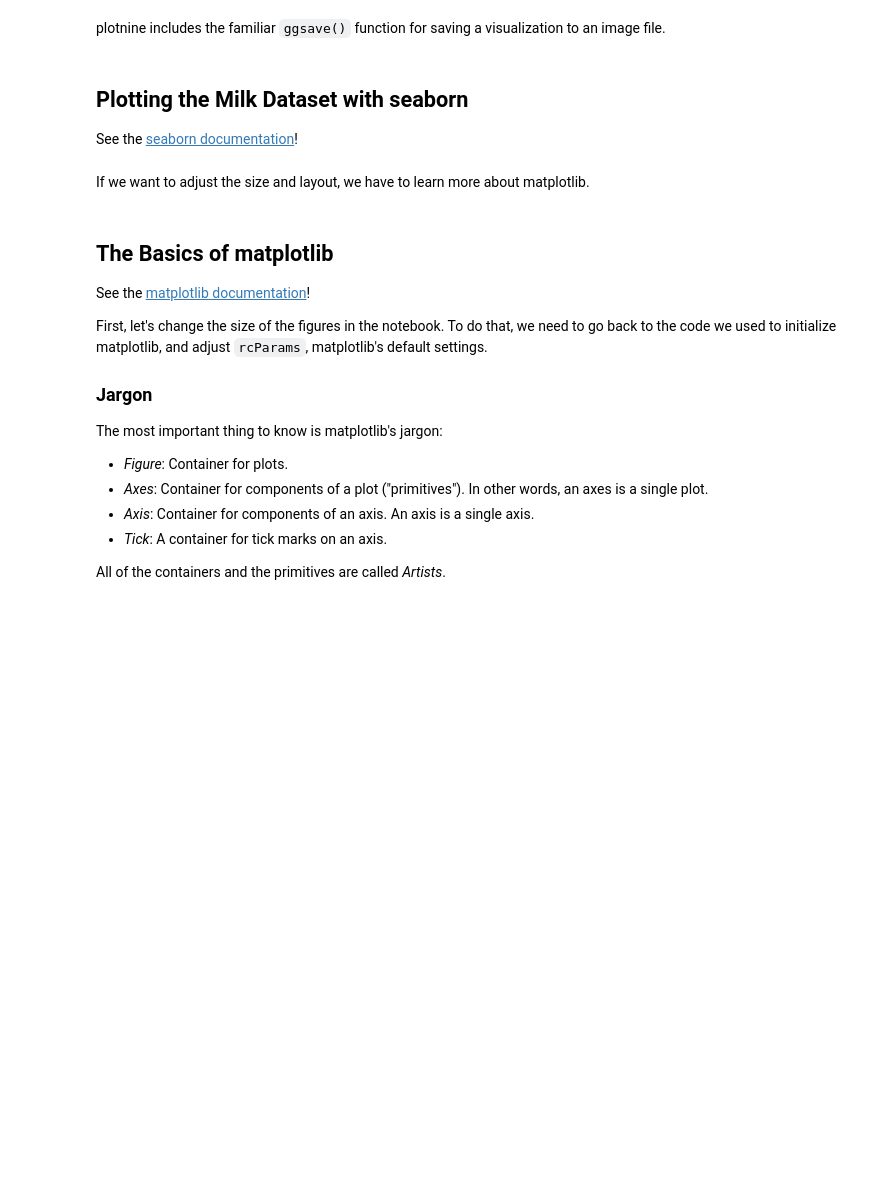
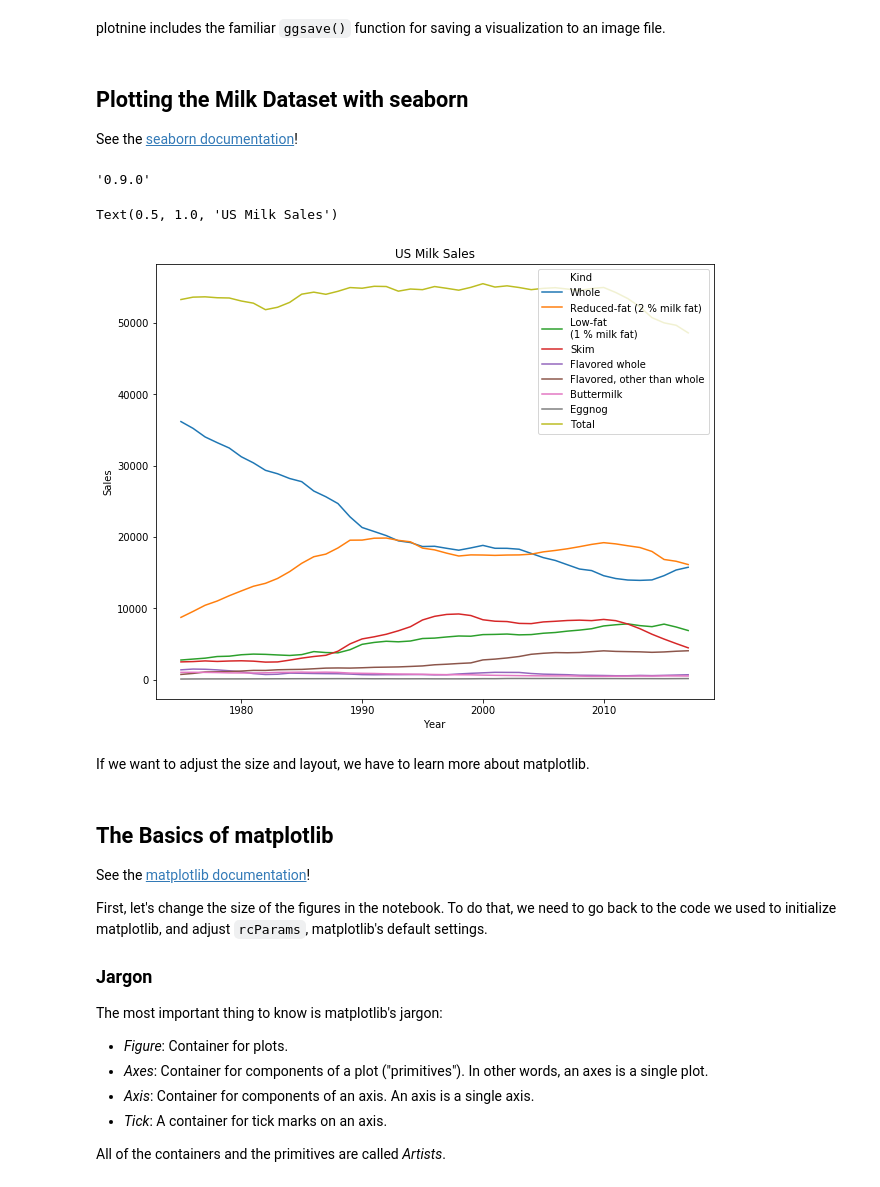
Before and after one commit to 2019-winter-ucdavis-sta141b/notes, a Jupyter notebook: lecture/01.24/notes.ipynb, the cells around one changed output. Cells and saved outputs as stored; diff of their text form; code cells hidden in the pictures; blank space fills up the shorter version.

```diff
--- a/lecture/01.24/notes.ipynb
+++ b/lecture/01.24/notes.ipynb
@@ -125,6 +168,16 @@ plotnine includes the familiar `ggsave()` function for saving a visualization to
 See the [seaborn documentation](https://seaborn.pydata.org/)!
 # %%
 import seaborn as sns
+
+sns.__version__
+# %% [output]
+'0.9.0'
+# %%
+ax = sns.lineplot("Year", "Sales", hue = "Kind", data = milk)
+ax.set_title("US Milk Sales")
+# %% [output]
+Text(0.5, 1.0, 'US Milk Sales')
+[figure, added]
 # %% [markdown]
 If we want to adjust the size and layout, we have to learn more about matplotlib.
 # %% [markdown]
```
Also changed, not shown: parts of 3 cells of this notebook.
